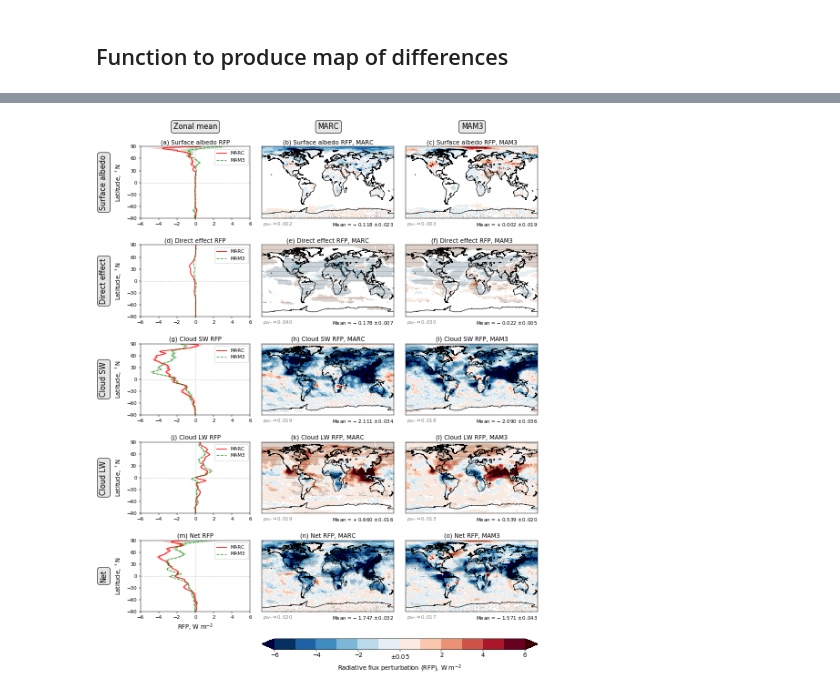
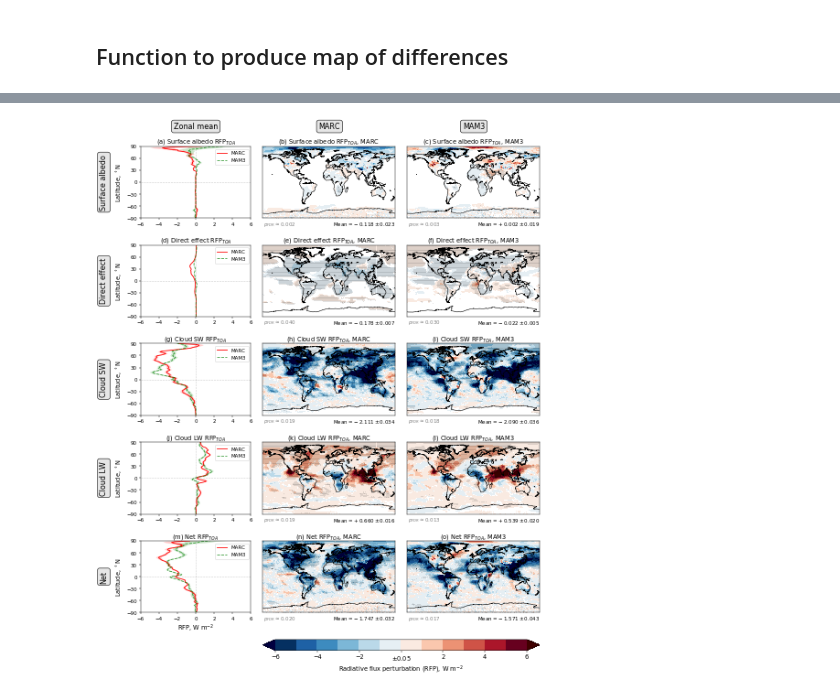
Before and after one commit to grandey/p17c-marc-comparison, a Jupyter notebook: analysis_prelim/analysis_prelim_p17c.ipynb, the cells around one changed output, grey strips where cells are left out. Cells and saved outputs as stored; diff of their text form; code cells hidden in the pictures.

```diff
--- a/analysis_prelim/analysis_prelim_p17c.ipynb
+++ b/analysis_prelim/analysis_prelim_p17c.ipynb
@@ -478,8 +478,8 @@ fig.savefig('local/water_path_zonal_means.pdf', bbox_inches='tight', dpi=150)
 fig, axs = plt.subplots(2, 3, figsize=(12, 6), sharey=True, sharex=False)
 # Loop over variables (rows)
 for var_name, var_long, r in zip(['TGCLDLWP', 'TGCLDIWP'],
-                               [r'Liquid water path', 'Ice water path'],
-                               range(2)):
+                                 [r'Liquid water path', 'Ice water path'],
+                                 range(2)):
     xlabel = var_long + r', g m$^{-2}$'
     sf = 1e3
     xlim = [0, 80]
@@ -510,7 +510,7 @@ for var_name, var_long, r in zip(['TGCLDLWP', 'TGCLDIWP'],
 # Row titles
 for var_long, r in zip(['Liquid water path', 'Ice water path'], range(2)):
     xlim = axs[r, 0].get_xlim()
-    xpos = -0.25 * xlim[1]
+    xpos = -0.3 * xlim[1]
     axs[r, 0].text(xpos, 0, var_long,
                    fontsize='x-large', verticalalignment='center', horizontalalignment='center',
                    rotation=90,
@@ -542,11 +542,11 @@ for var_long, p, ax in zip(['Surface albedo', 'Direct effect', 'Cloud SW', 'Clou
     # Information for different components
     sf = 1
     xlim = [-5, 5]
-    xlabel = '{} RFP, '.format(var_long) + r'W m$^{-2}$'
+    xlabel = '{} RFP$_{{TOA}}$, W m$^{{-2}}$'.format(var_long)
     if var_long == 'Surface albedo':
-        model_var_dict={'marc': 'SAF', 'mam3': 'FSNTOAC_d1'}
+        model_var_dict={'marc': 'FSNTOACNOA', 'mam3': 'FSNTOAC_d1'}
     elif var_long == 'Direct effect':
-        model_var_dict={'marc': 'DRF', 'mam3': 'cDRE'}
+        model_var_dict={'marc': 'cDRE', 'mam3': 'cDRE'}
     elif var_long == 'Cloud SW':
         model_var_dict={'marc': 'CRF', 'mam3': 'SWCF_d1'}
     elif var_long == 'Cloud LW':  # Using LWCF, since clean-sky LWCF is not available for MARC
@@ -559,7 +559,7 @@ for var_long, p, ax in zip(['Surface albedo', 'Direct effect', 'Cloud SW', 'Clou
     else:
         ylabel = False
     # Title
-    title = '({}) {}'.format(chr(97+p), '{} RFP'.format(var_long))
+    title = '({}) {} RFP$_{{TOA}}$'.format(chr(97+p), var_long)
     # Plot panel
     zonal_mean_line_plot(year='2000-1850', model_var_dict=model_var_dict,
                          sf=sf, xlabel=xlabel, xlim=xlim,
@@ -635,7 +635,7 @@ def difference_map(year='2000-1850', model='marc', var_name='cFNTOA',
                    vmin=vmin, vmax=vmax, cmap=cmap, aspect='auto')
     ax.scatter(lon_sig, lat_sig, marker='.', s=0.05, c='k')
     # Annotate with p-value threshold
-    ax.text(-180, -105, r'$p_{fdr}\approx%.3f$' % (p_fdr),
+    ax.text(-180, -105, r'$p_{{FDR}}\approx{:.3f}$'.format(p_fdr),
             color='0.5', horizontalalignment='left', verticalalignment='center')
     # Annotate with area-weighted mean
     mean_list = []  # list to hold area-weighted means
@@ -646,8 +646,8 @@ def difference_map(year='2000-1850', model='marc', var_name='cFNTOA',
         error = awm.std(dim='time', ddof=1)[var_name].data.flatten() / np.sqrt(awm['time'].size)
         error_list.append(error)
     mean_diff = mean_list[0] - mean_list[1]
-    error = np.sqrt(error_list[0]**2 + error_list[1]**2)
-    ax.text(180, -105, r'Mean$=%+.3f\pm%.3f$' % (mean_diff, error),
+    error = float(np.sqrt(error_list[0]**2 + error_list[1]**2))
+    ax.text(180, -105, 'Mean$={:+.3f}\pm{:.3f}$'.format(mean_diff, error),
             color='k', horizontalalignment='right', verticalalignment='center')
     # Close datasets
     for data in data_list:
@@ -696,9 +696,9 @@ xticks = np.arange(-6, 7, 2)
 for var_long, r in zip(['Surface albedo', 'Direct effect', 'Cloud SW', 'Cloud LW', 'Net'], range(5)):
     # Variable names for different components
     if var_long == 'Surface albedo':
-        model_var_dict={'marc': 'SAF', 'mam3': 'FSNTOAC_d1'}
+        model_var_dict={'marc': 'FSNTOACNOA', 'mam3': 'FSNTOAC_d1'}
     elif var_long == 'Direct effect':
-        model_var_dict={'marc': 'DRF', 'mam3': 'cDRE'}
+        model_var_dict={'marc': 'cDRE', 'mam3': 'cDRE'}
     elif var_long == 'Cloud SW':
         model_var_dict={'marc': 'CRF', 'mam3': 'SWCF_d1'}
     elif var_long == 'Cloud LW':  # Using LWCF, since clean-sky LWCF is not available for MARC
@@ -712,7 +712,7 @@ for var_long, r in zip(['Surface albedo', 'Direct effect', 'Cloud SW', 'Cloud LW
         xlabel = r'RFP, W m$^{-2}$'
     else:
         xlabel = None
-    title = '({}) {} RFP'.format(chr(97+r*3), var_long)
+    title = '({}) {} RFP$_{{TOA}}$'.format(chr(97+r*3), var_long)
     zonal_mean_line_plot(year='2000-1850', model_var_dict=model_var_dict,
                          xlabel=xlabel, xlim=xlim,
                          ylabel=True, title=title, ax=ax)
@@ -726,37 +726,37 @@ for var_long, r in zip(['Surface albedo', 'Direct effect', 'Cloud SW', 'Cloud LW
     for model, c in zip(['marc', 'mam3'], range(1, 3)):
         ax = plt.subplot(gs[r, c])
         axs.append(ax)
-        title = '({}) {} RFP, {}'.format(chr(97+r*3+c), var_long, model.upper())
+        title = '({}) {} RFP$_{{TOA}}$, {}'.format(chr(97+r*3+c), var_long, model.upper())
         ax, im, tm_diff = difference_map(year='2000-1850', model=model, var_name=model_var_dict[model],
                                          vmin=xlim[0], vmax=xlim[1], whiteout=whiteout,
                                          title=title, ax=ax)
         tm_diff_list.append(tm_diff)
 # Colorbar
 tm_diff_max = max([tm_diff.max() for tm_diff in tm_diff_list])
 tm_diff_min = min([tm_diff.min() for tm_diff in tm_diff_list])
 if tm_diff_min < xlim[0] and tm_diff_max > xlim[1]:
     extend = 'both'
 elif tm_diff_min < xlim[0]:
     extend = 'min'
 elif tm_diff_max > xlim[1]:
     extend = 'max'
 else:
     extend = 'neither'
 cbar = fig.colorbar(im, cax=plt.subplot(gs[5, 1:]), orientation='horizontal',
                     ticks=xticks, extend=extend)
 tick_labels = [item.get_text() for item in cbar.ax.get_xticklabels()]
 tick_labels[3] = '$\pm$' + whiteout
 cbar.ax.set_xticklabels(tick_labels, fontsize='large')
 cbar.set_label(r'Radiative flux perturbation (RFP), W m$^{-2}$', fontsize='large')
 # Column titles
 for ax, title in zip(axs[0:3], ['Zonal mean', 'MARC', 'MAM3']):
     ax.text(0, 140, title,
             fontsize='x-large', verticalalignment='center', horizontalalignment='center',
             bbox={'boxstyle': 'round, pad=0.3', 'fc': '0.9', 'ec': 'k'})
 # Prevent overlapping labels
 fig.tight_layout()
 # Save
 fig.savefig('local/rfp_zonal_means_and_maps.pdf', bbox_inches='tight', dpi=150)
 fig.savefig('local/rfp_zonal_means_and_maps.png', bbox_inches='tight', dpi=600)
 # %% [output]
-[figure, old version]
+[figure, new version]
```
Also changed, not shown: parts of 8 cells of this notebook.
